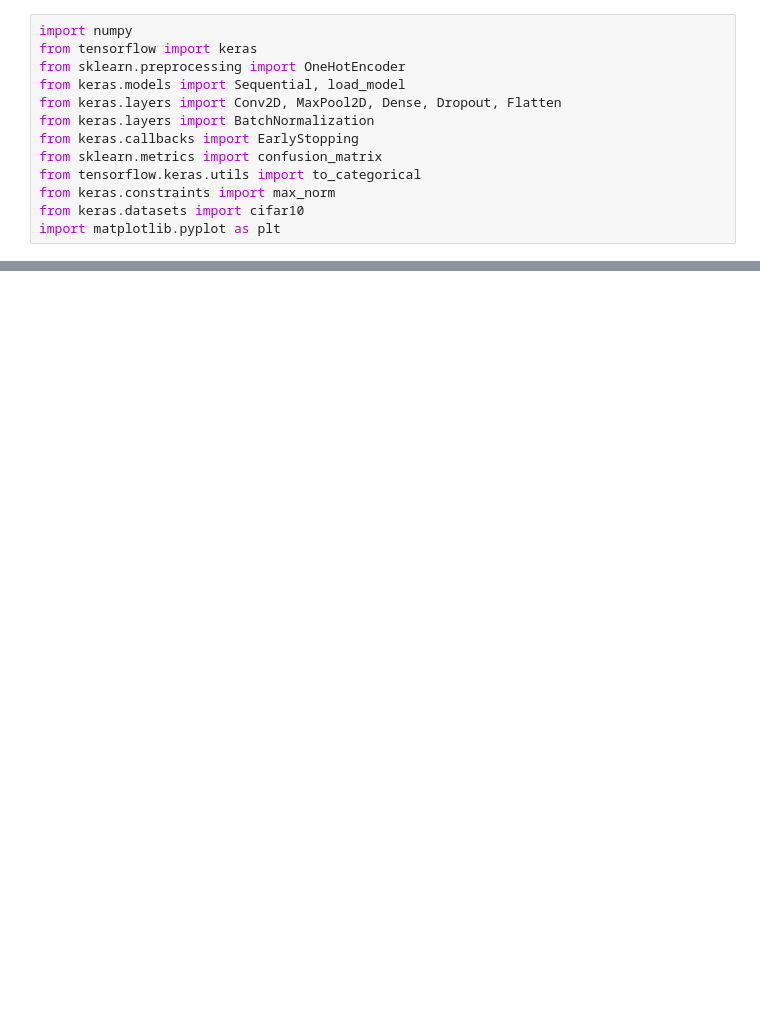
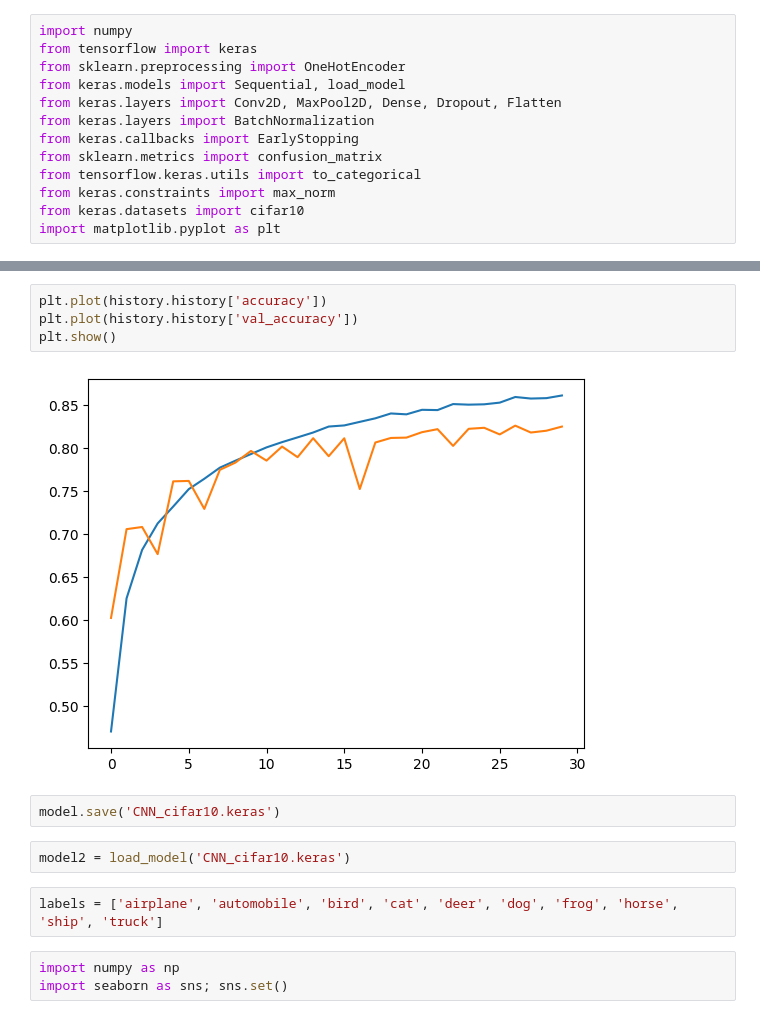
Before and after one commit to EhsanDrn2207/Deep-Learning-, a Jupyter notebook: ImageClassification.ipynb, the cells around one changed output, grey strips where cells are left out. Cells and saved outputs as stored; diff of their text form; blank space fills up the shorter version.

Commit message:
Simple classification with CIFAR10 dataset

```diff
--- a/ImageClassification.ipynb
+++ b/ImageClassification.ipynb
@@ -40,0 +203,15 @@ Downloading data from https://www.cs.toronto.edu/~kriz/cifar-10-python.tar.gz
+# %%
+plt.plot(history.history['accuracy'])
+plt.plot(history.history['val_accuracy'])
+plt.show()
+# %% [output]
+[figure, added]
+# %%
+model.save('CNN_cifar10.keras')
+# %%
+model2 = load_model('CNN_cifar10.keras')
+# %%
+labels = ['airplane', 'automobile', 'bird', 'cat', 'deer', 'dog', 'frog', 'horse', 'ship', 'truck']
+# %%
+import numpy as np
+import seaborn as sns; sns.set()
```
Also changed, not shown: parts of 26 cells of this notebook.
